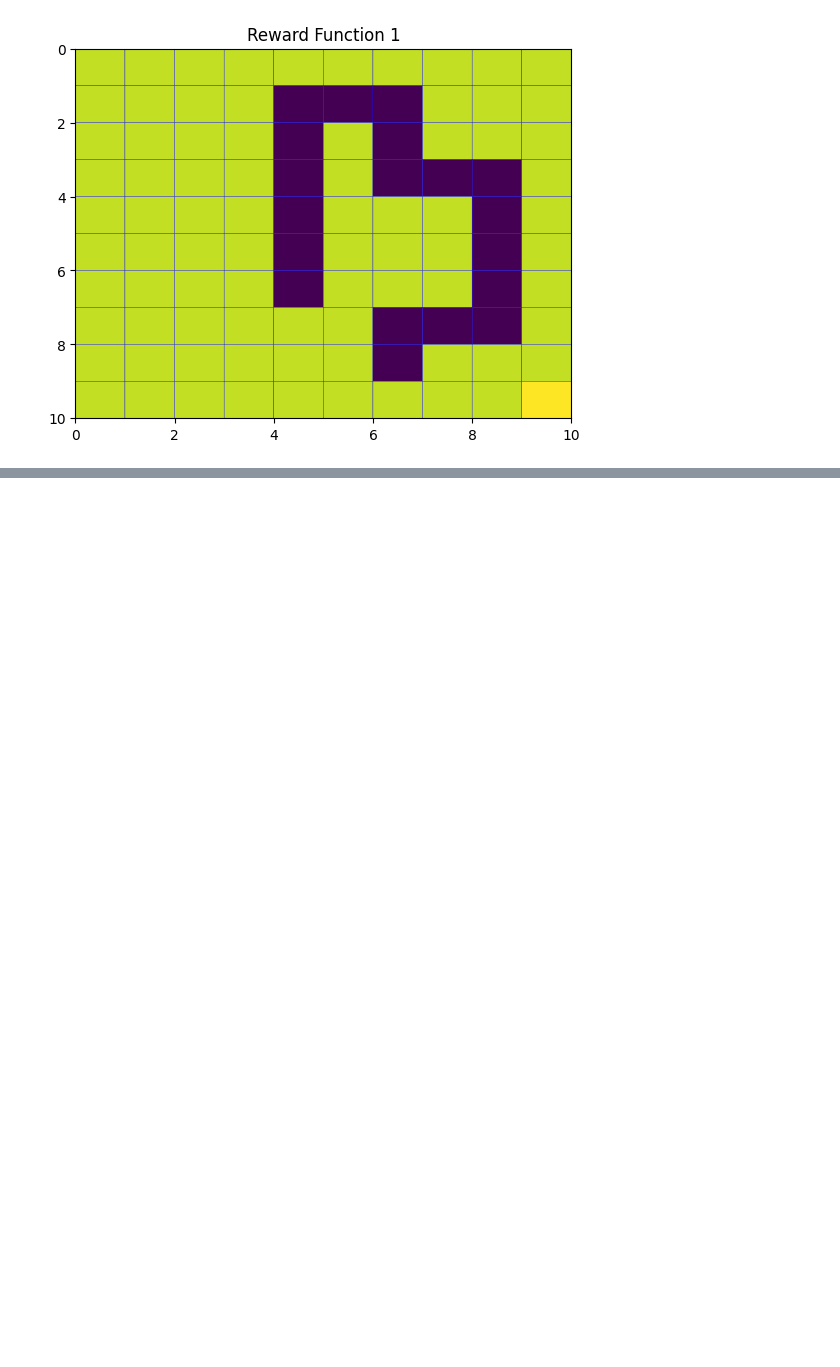
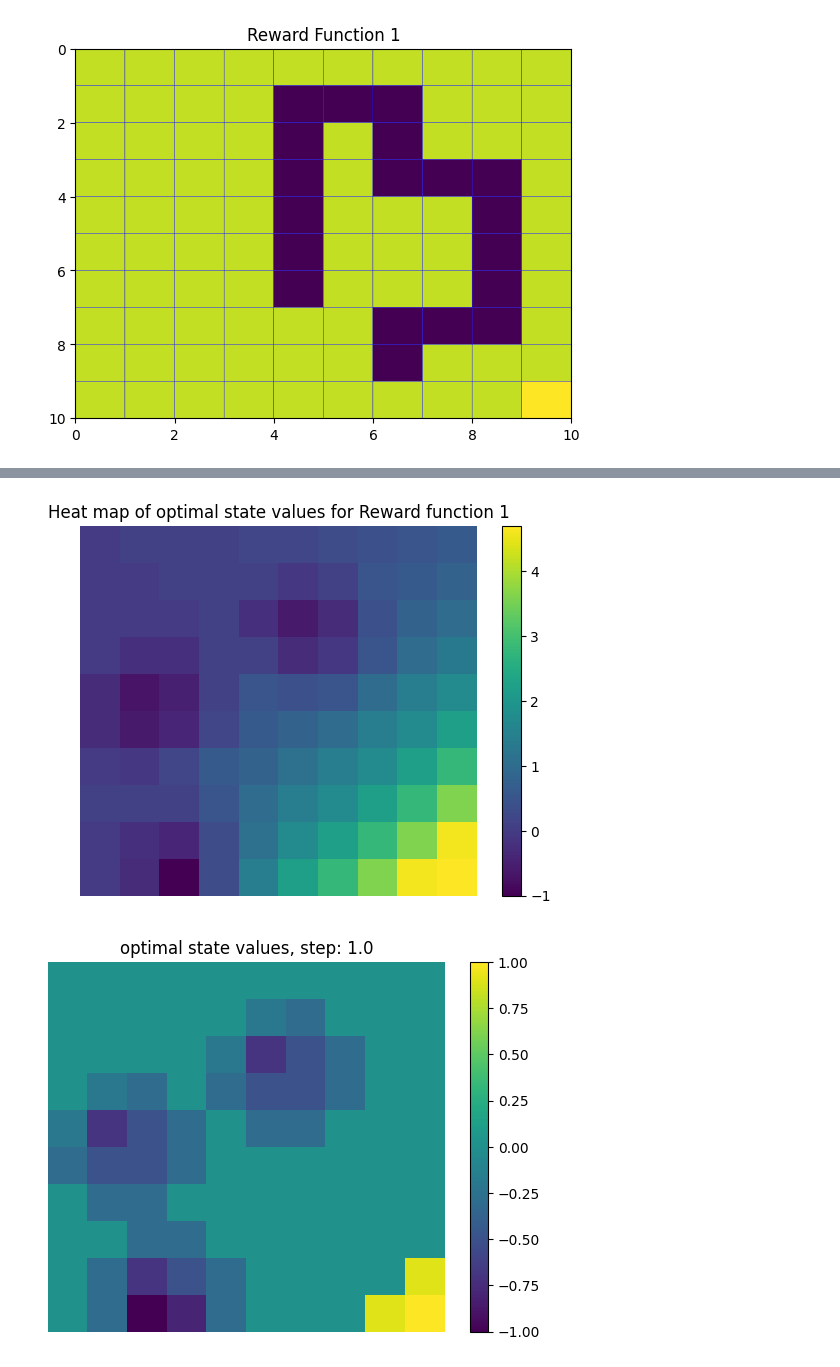
Before and after one commit to hershey890/ece232e, a Jupyter notebook: ece232proj3.ipynb, the cells around one changed output, grey strips where cells are left out. Saved outputs shown, nothing was run; the diff lists cells and outputs as text; code cells hidden in the pictures; blank space fills up the shorter version.

```diff
--- a/ece232proj3.ipynb
+++ b/ece232proj3.ipynb
@@ -34,0 +341,18 @@ discount factor, and reward function. For creating the environment, use the foll
+# %%
+## For visualization generating the heat map of the optimal state values
+
+plt.pcolor(np.flipud(value_matrix))
+plt.colorbar()
+plt.axis('off')
+plt.title('Heat map of optimal state values for Reward function 1')
+plt.show()
+
+for j,step in enumerate(mat_steps):
+    plt.pcolor(np.flipud(step))
+    plt.colorbar()
+    plt.axis('off')
+    plt.title('optimal state values, step: ' + str(steps[j]))
+    plt.show()
+# %% [output]
+[figure, added]
+[figure, added]
```
Also changed, not shown: parts of 14 cells of this notebook.
